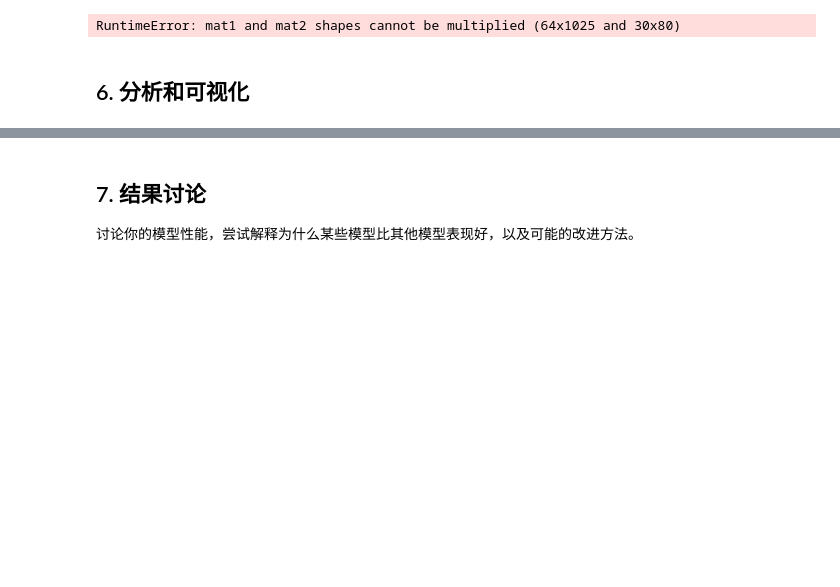
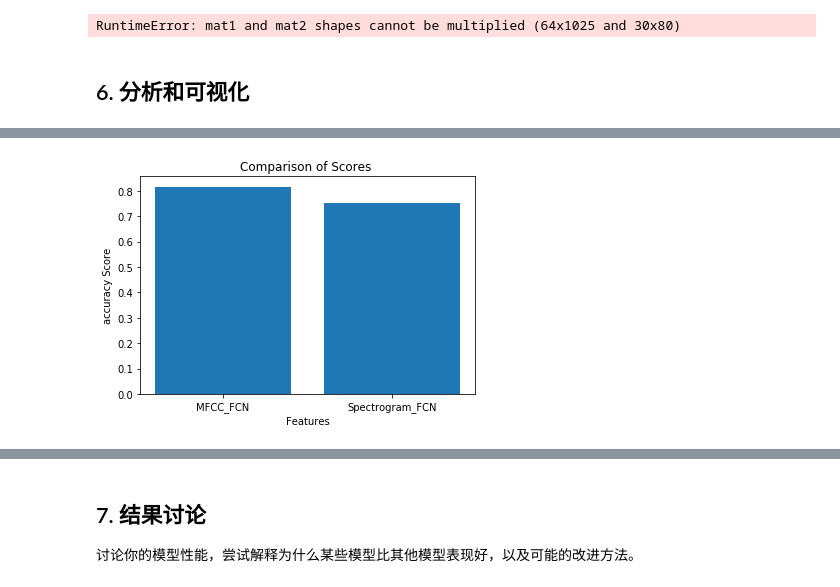
Before and after one commit to xubinrui/ASR-group, a Jupyter notebook: experiment_2/experiment_2.ipynb, the cells around one changed output, grey strips where cells are left out. Saved outputs shown, nothing was run; the diff lists cells and outputs as text; code cells hidden in the pictures; blank space fills up the shorter version.

```diff
--- a/experiment_2/experiment_2.ipynb
+++ b/experiment_2/experiment_2.ipynb
@@ -792,3 +779,16 @@ plt.show()
+# %%
+import matplotlib.pyplot as plt
+features = ['MFCC_FCN', 'Spectrogram_FCN']
+scores = [accuracy_fullyconnected_mfcc_test,accuracy_fullyconnected_spectrogram_test]
+
+# 绘制柱状图
+plt.bar(features, scores)
+plt.xlabel('Features')
+plt.ylabel('accuracy Score')
+plt.title('Comparison of Scores ')
+plt.show()
+# %% [output]
+[figure, added]
 # %%
 ## 请使用matplotlib等可视化库对你的实验结果进行可视化分析。
 ## 包括但不限于准确率的对比、错误分类的分析、特征的影响等。
```
Also changed, not shown: parts of 7 cells of this notebook.
